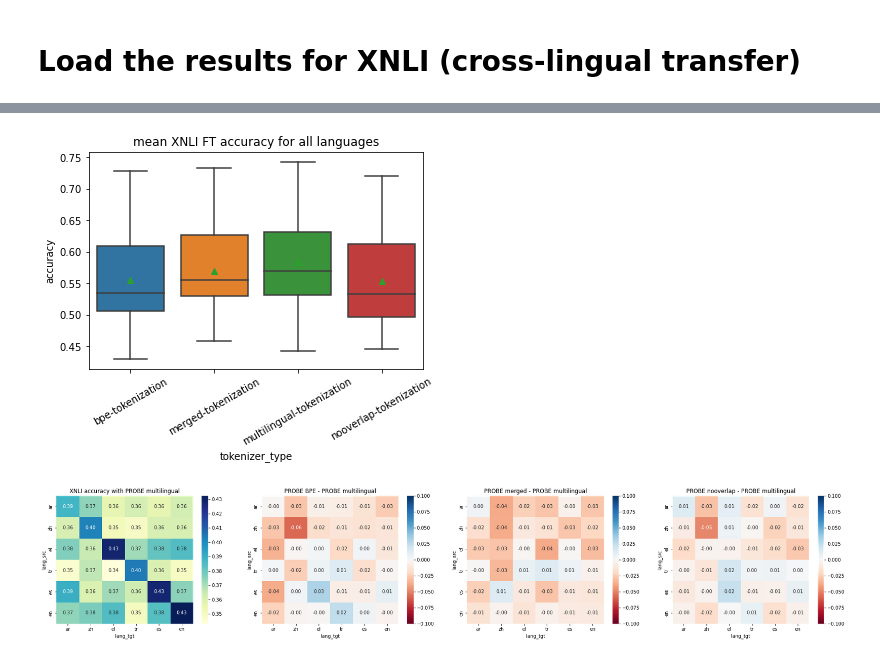
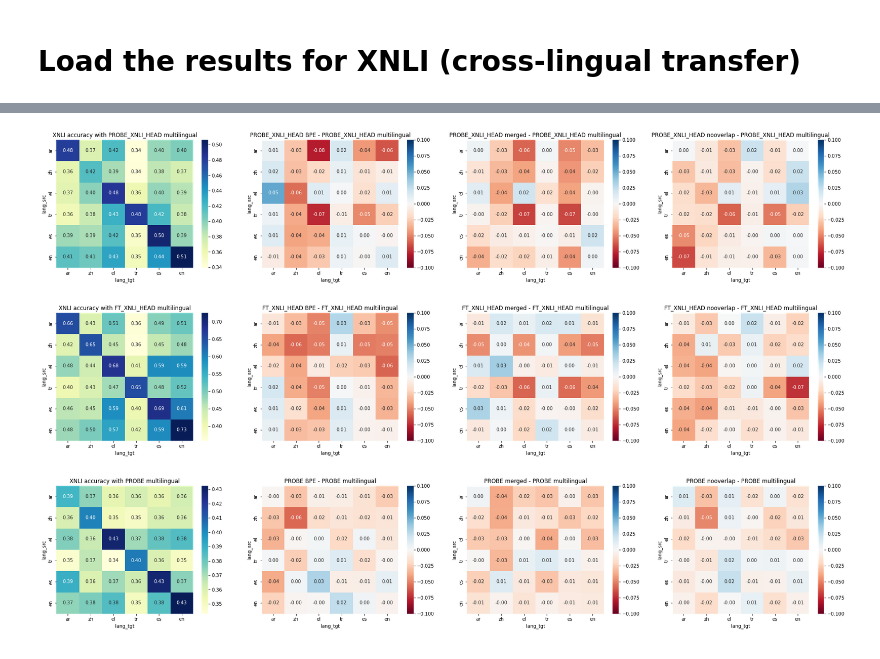
Before and after one commit to tomlimi/entangled_in_scripts, a Jupyter notebook: src/notebooks/3_xnli_results.ipynb, the cells around one changed output, grey strips where cells are left out. Drawn from its saved outputs; the diff is of its cells as text; code cells hidden in the pictures.

```diff
--- a/src/notebooks/3_xnli_results.ipynb
+++ b/src/notebooks/3_xnli_results.ipynb
@@ -74,7 +74,3 @@ plot_boxplot(df_all, 'PROBE_XNLI_HEAD')
-# %%
-plot_boxplot(df_all, 'FT')
-# %% [output]
-[figure, removed]
 # %%
 def plot_barplots(df, post_training):
     df = df[df['post_training'] == post_training]
@@ -109,4 +105,14 @@ def plot_heatmaps(df, baseline, baseline_title, compared=[], compared_titles=[])
         sns.heatmap(df_delta, annot=True, fmt=".2f", cmap="RdBu", vmin=-0.1, vmax=0.1, ax=ax)
         ax.set_title(f"{compared_title} - {baseline_title}")
     plt.show()
+# %%
+for post_training in ('PROBE_XNLI_HEAD', 'FT_XNLI_HEAD'):
+    df = df_all[df_all['post_training'] == post_training]
+    plot_heatmaps(df, df['tokenizer_type'] == 'multilingual-tokenization', f'{post_training} multilingual',
+        compared=[df['tokenizer_type'] == 'bpe-tokenization', df['tokenizer_type'] == 'merged-tokenization', df['tokenizer_type'] == 'nooverlap-tokenization'],
+        compared_titles=[f'{post_training} BPE', f'{post_training} merged', f'{post_training} nooverlap']
+        )
+# %% [output]
+[figure, added]
+[figure, added]
 # %%
```
Also changed, not shown: parts of 5 cells of this notebook, 5 other files.
